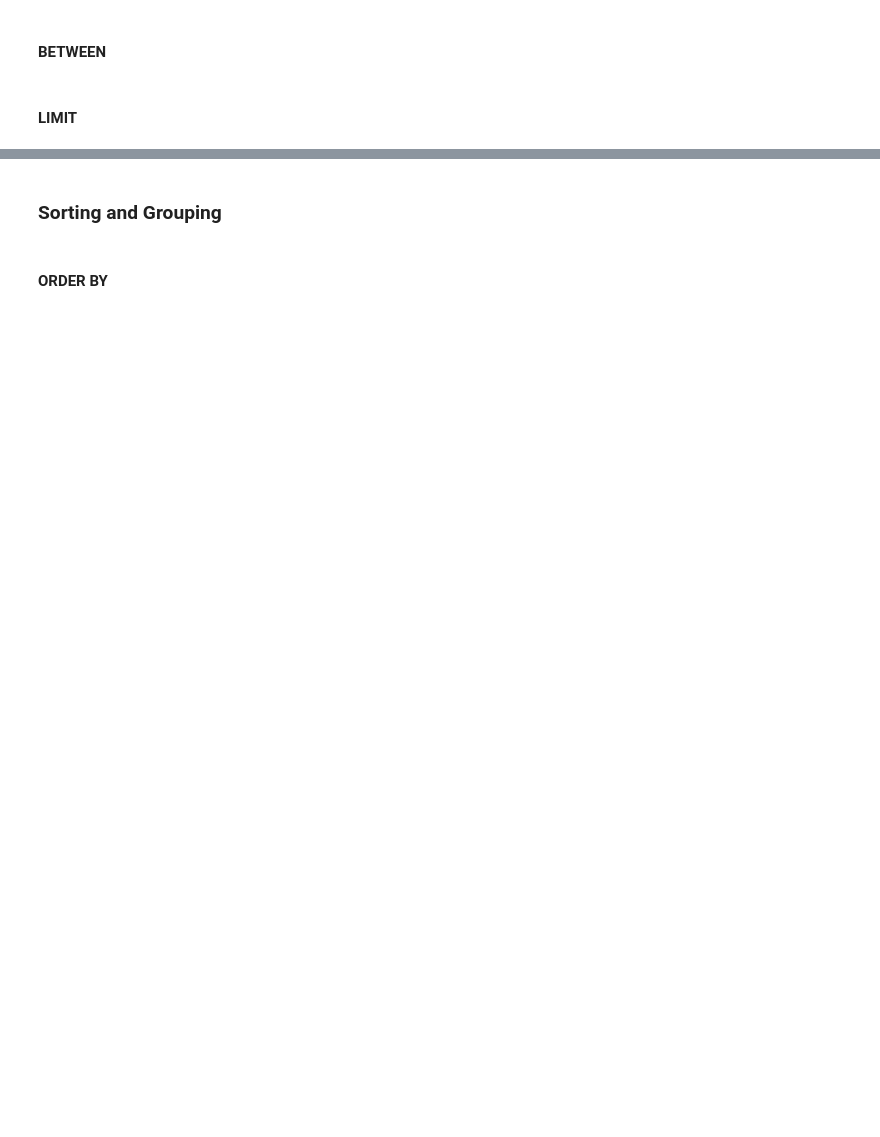
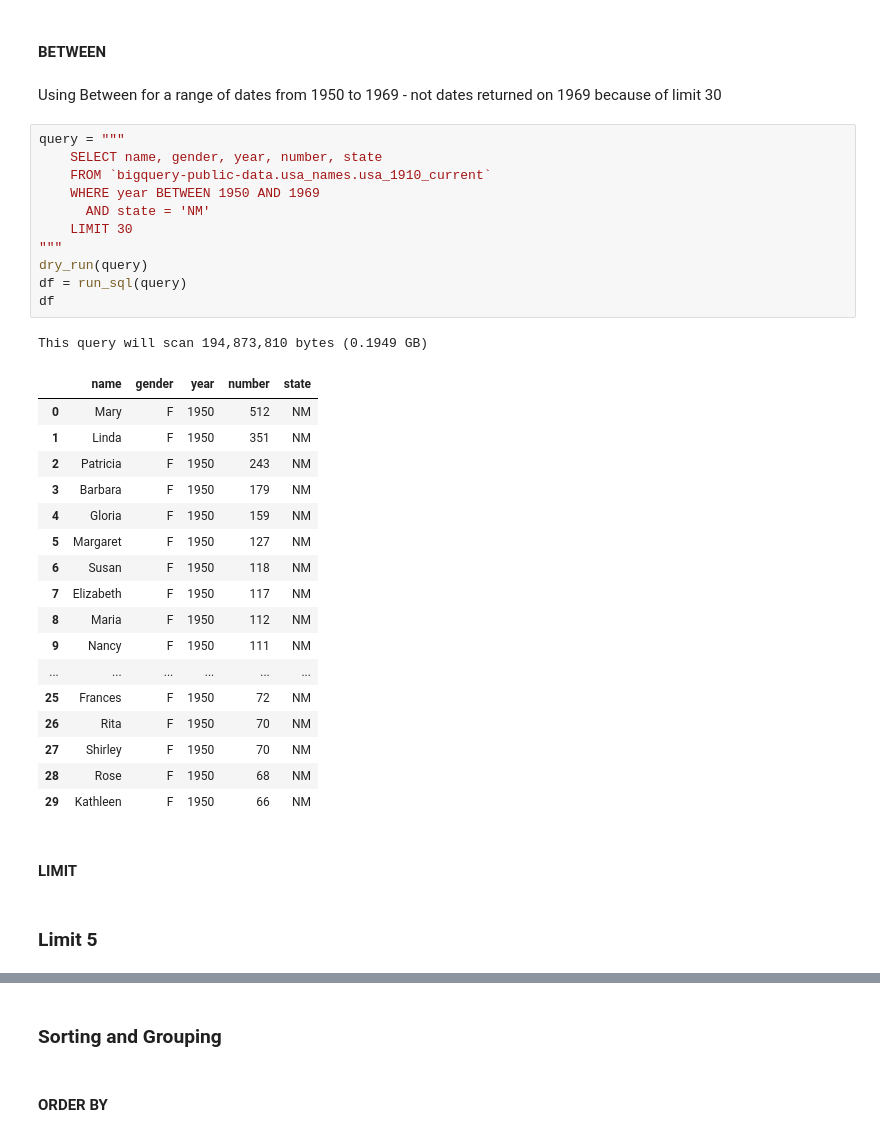
Before and after one commit to cyeef/Data-Science-Portfolio-C21-, a Jupyter notebook: Projects/Project-3/SQL.2-BQ.project.template.ipynb, the cells around one changed output, grey strips where cells are left out. Saved outputs shown, nothing was run; the diff lists cells and outputs as text; blank space fills up the shorter version.

```diff
--- a/Projects/Project-3/SQL.2-BQ.project.template.ipynb
+++ b/Projects/Project-3/SQL.2-BQ.project.template.ipynb
@@ -32,4 +259,38 @@ Write your question and then answer it using the SQL statements below.  Be sure
 # %% [markdown]
 #### BETWEEN
+# %% [markdown]
+Using Between for a range of dates from 1950 to 1969 - not dates returned on 1969 because of limit 30
+# %%
+query = """
+    SELECT name, gender, year, number, state
+    FROM `bigquery-public-data.usa_names.usa_1910_current`
+    WHERE year BETWEEN 1950 AND 1969
+      AND state = 'NM'
+    LIMIT 30
+"""
+dry_run(query)
+df = run_sql(query)
+df
+# %% [output]
+This query will scan 194,873,810 bytes (0.1949 GB)
+|  | name | gender | year | number | state |
+| 0 | Mary | F | 1950 | 512 | NM |
+| 1 | Linda | F | 1950 | 351 | NM |
+| 2 | Patricia | F | 1950 | 243 | NM |
+| 3 | Barbara | F | 1950 | 179 | NM |
+| 4 | Gloria | F | 1950 | 159 | NM |
+| 5 | Margaret | F | 1950 | 127 | NM |
+| 6 | Susan | F | 1950 | 118 | NM |
+| 7 | Elizabeth | F | 1950 | 117 | NM |
+| 8 | Maria | F | 1950 | 112 | NM |
+| 9 | Nancy | F | 1950 | 111 | NM |
+| ... | ... | ... | ... | ... | ... |
+| 25 | Frances | F | 1950 | 72 | NM |
+| 26 | Rita | F | 1950 | 70 | NM |
+| 27 | Shirley | F | 1950 | 70 | NM |
+| 28 | Rose | F | 1950 | 68 | NM |
+| 29 | Kathleen | F | 1950 | 66 | NM |
 # %% [markdown]
 #### LIMIT
+# %% [markdown]
+### Limit 5
```
Also changed, not shown: parts of 41 cells of this notebook.
